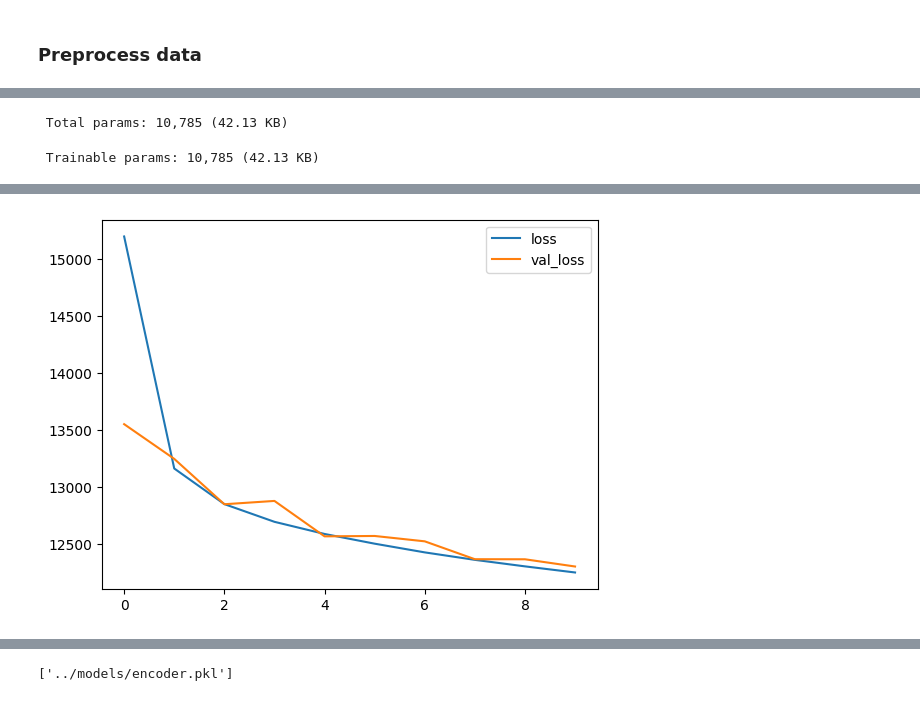
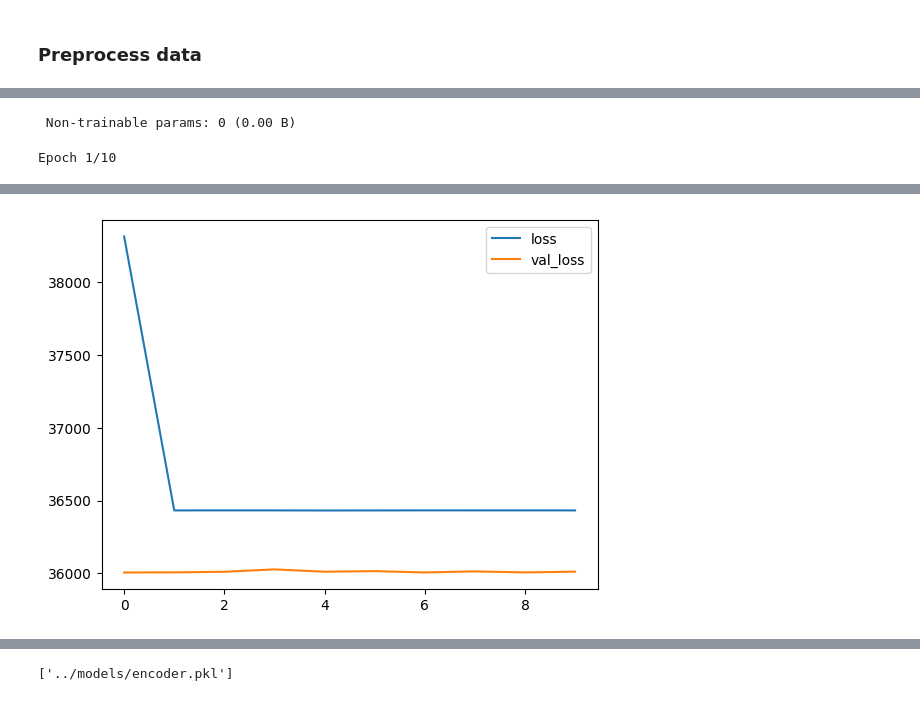
Before and after one commit to raym2828/adv_mla_at3_experimentation, a Jupyter notebook: notebooks/3_tsui_raymond_10701389_Model.ipynb, the cells around one changed output, grey strips where cells are left out. Cells and saved outputs as stored; diff of their text form; code cells hidden in the pictures.

```diff
--- a/notebooks/3_tsui_raymond_10701389_Model.ipynb
+++ b/notebooks/3_tsui_raymond_10701389_Model.ipynb
@@ -6,4 +12,5 @@ import numpy as np
 ## Open master df
 # %%
 # Open master
-df= pd.read_feather('../data/processed/master.feather')
+df_train= pd.read_feather('../data/processed/train_data.feather')
+df_test= pd.read_feather('../data/processed/test_data.feather')
@@ -104,34 +276,30 @@ X_test[scale_col] = scaler.transform(X_test[scale_col])
+# %%
+X_train = preprocess_features(X_train)
+X_test = preprocess_features(X_test)
+X_val = preprocess_features(X_val)
 # %%
-########################################################################################################################
-# 2. Define the models
-########################################################################################################################
-
-# # Linear Regression
-# linear_regression = LinearRegression()
-
-# # LightGBM
-
-# lgbm = LGBMRegressor()
-
+# remove the senuiuldal encoding
 import numpy as np
 import pandas as pd
 from sklearn.preprocessing import LabelEncoder
-from tensorflow.keras.layers import Input, Embedding, Flatten, Concatenate, Dense
+import tensorflow as tf
+from tensorflow.keras.layers import Input, Embedding, Flatten, Concatenate, Dense, Lambda
 from tensorflow.keras.models import Model
 import matplotlib.pyplot as plt
-
+#
 # Define a function to create the Keras model
 def create_model():
     startingAirport_input = Input(shape=(1,), name='startingAirport')
     destinationAirport_input = Input(shape=(1,), name='destinationAirport')
-    other_features_input = Input(shape=(X_train.shape[1] - 2,), name='otherFeatures')
+    other_features_input = Input(shape=(input_shape - 2,), name='otherFeatures')
 
-    startingAirport_embedding = Embedding(input_dim=X['startingAirport'].max() + 1 , output_dim=5)(startingAirport_input)
-    destinationAirport_embedding = Embedding(input_dim=X['destinationAirport'].max() + 1, output_dim=5)(destinationAirport_input)
-    # print dimensions
-    print(startingAirport_embedding)
+    startingAirport_embedding = Embedding(input_dim=X_train['startingAirport'].max() + 1, output_dim=5)(startingAirport_input)
+    destinationAirport_embedding = Embedding(input_dim=X_train['destinationAirport'].max() + 1, output_dim=5)(destinationAirport_input)
+
     startingAirport_flatten = Flatten()(startingAirport_embedding)
     destinationAirport_flatten = Flatten()(destinationAirport_embedding)
+
+
 
     concat = Concatenate()([startingAirport_flatten, destinationAirport_flatten, other_features_input])
 
@@ -142,36 +310,18 @@ def create_model():
     model = Model(inputs=[startingAirport_input, destinationAirport_input, other_features_input], outputs=output)
     model.compile(optimizer='adam', loss='mse')
     return model
+
 # Create the model
-model = create_model()
+model=create_model()
 
 # Print the model summary
 model.summary()
-# Check unique values in startingAirport and destinationAirport columns
-print("Unique values in startingAirport:", X['startingAirport'].unique())
-print("Unique values in destinationAirport:", X['destinationAirport'].unique())
 
-# # Ensure the input data is correctly formatted
-# X_train_formatted = [X_train['startingAirport'], X_train['destinationAirport'], X_train.drop(columns=['startingAirport', 'destinationAirport'])]
-# X_test_formatted = [X_test['startingAirport'], X_test['destinationAirport'], X_test.drop(columns=['startingAirport', 'destinationAirport'])]
-# # print(X_train_formatted[0].shape, X_train_formatted[1].shape, X_train_formatted[2].shape) #to verify they're consistent.
-# # Print debug information
-# # print("X_train_formatted shapes:", [x.shape for x in X_train])
-# # print("X_train_formatted types:", [type(x) for x in X_train])
-# # print("X_test_formatted shapes:", [x.shape for x in X_train])
-# # print("X_test_formatted types:", [type(x) for x in X_train])
 
-# # # Check for NaN or infinite values
-# # print("NaN values in X_train_formatted:", [np.isnan(x).any() for x in X_train])
-# # print("Infinite values in X_train_formatted:", [np.isinf(x).any() for x in X_train])
 
-# # # Print sample data
-# # print("Sample X_train_formatted:", [x[:5] for x in X_train])
-# # print("Sample y_train:", y_train[:5])
-
-# Prepare the input data
-X_train_formatted = [X_train['startingAirport'], X_train['destinationAirport'], X_train.drop(['startingAirport', 'destinationAirport'], axis=1)]
-X_test_formatted = [X_test['startingAirport'], X_test['destinationAirport'], X_test.drop(['startingAirport', 'destinationAirport'], axis=1)]
+# Prepare the input data for the model
+X_train_formatted = [X_train['startingAirport'], X_train['destinationAirport'],X_train.drop(['startingAirport', 'destinationAirport'], axis=1)]
+X_val_formatted = [X_val['startingAirport'], X_val['destinationAirport'], X_val.drop(['startingAirport', 'destinationAirport'], axis=1)]
 
 # Train the model with the correct input format
 history = model.fit(
@@ -179,12 +329,17 @@ history = model.fit(
     y_train,
     epochs=10,
     batch_size=32,
-    validation_data=(X_test_formatted, y_test)
+    validation_data=(X_val_formatted, y_val)
 )
 
-# Evaluate the model
-score = model.evaluate(X_test_formatted, y_test)
+# Evaluate the model with mse and mae
+
+score = model.evaluate(X_val_formatted, y_val)
 print("Score:", score)
+mae = mean_absolute_error(y_val, model.predict(X_val_formatted))
+print("Mean Absolute Error:", mae)
+mse = root_mean_squared_error(y_val, model.predict(X_val_formatted))
+print("Root Mean Squared Error:", mse)
 
 # Plot learning curve
 pd.DataFrame(history.history).plot()
@@ -216,2 +368,2 @@ Model: "functional"
- Total params: 10,785 (42.13 KB)
+ Non-trainable params: 0 (0.00 B)
- Trainable params: 10,785 (42.13 KB)
+Epoch 1/10
@@ -240 +392 @@ Score: 12303.3759765625
-[figure, old version]
+[figure, new version]
```
Also changed, not shown: parts of 20 cells of this notebook, 4 other files.
